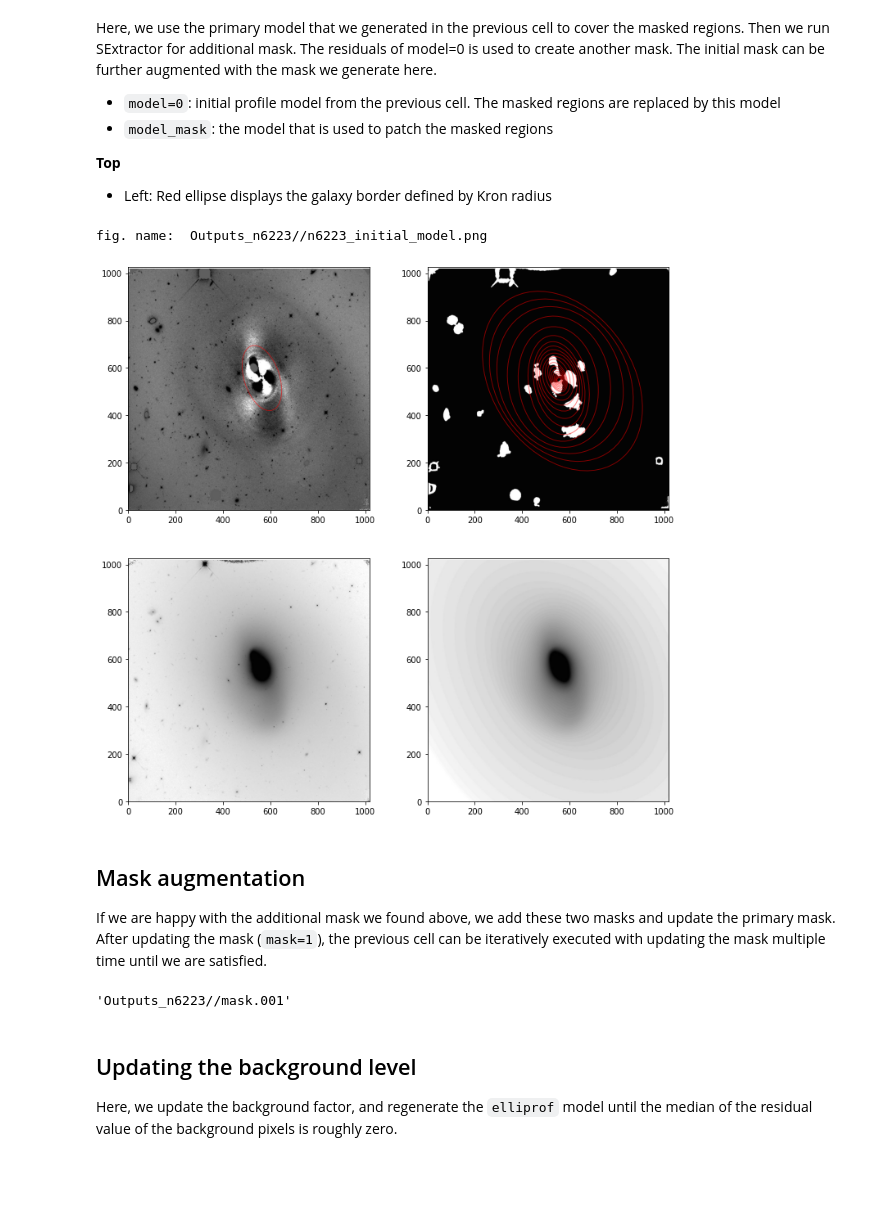
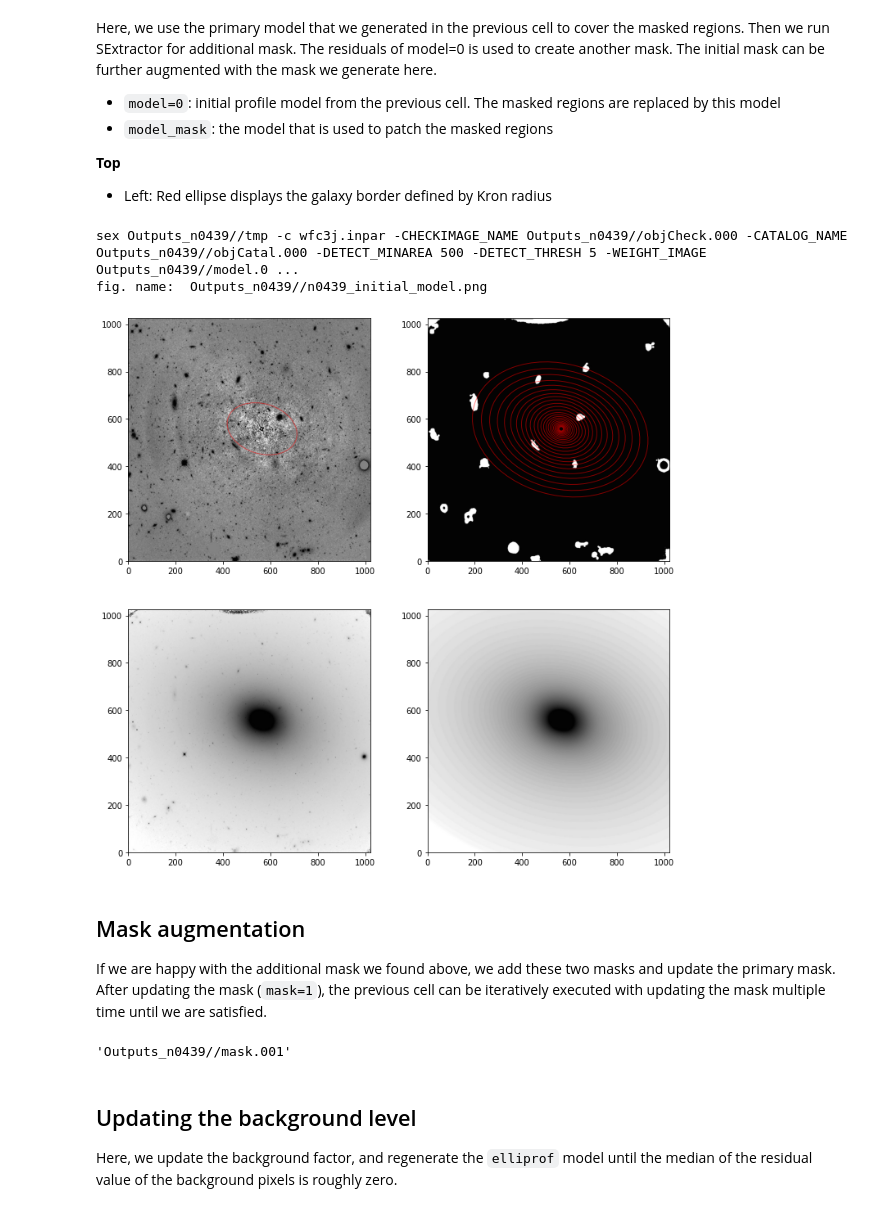
Before and after one commit to ekourkchi/old-SBF, a Jupyter notebook: User_Interface.ipynb, the cells around one changed output. Cells and saved outputs as stored; diff of their text form; code cells hidden in the pictures; blank space fills up the shorter version.

```diff
--- a/User_Interface.ipynb
+++ b/User_Interface.ipynb
@@ -112,7 +112,7 @@ inFolder = '/media/Data/Home/PanStarrs/Jan/HI/augment/SBF/wfc3-16262/'
 # %%
 # obj = ellOBJ("n0679")
 # obj = ellOBJ("u12517")
-# obj = ellOBJ("n0439")
+obj = ellOBJ("n0439")
 
 
 # obj = ellOBJ("n3308", inFolder=inFolder)
@@ -149,7 +149,7 @@ inFolder = '/media/Data/Home/PanStarrs/Jan/HI/augment/SBF/wfc3-16262/'
 
 # obj = ellOBJ("n6768", inFolder=inFolder)
 
-obj = ellOBJ("n6223", inFolder=inFolder)
+# obj = ellOBJ("n6223", inFolder=inFolder)
 # %%
 obj.sky_med, obj.x0, obj.y0
 # %% [output]
@@ -265,9 +274,9 @@ Then we run SExtractor for additional mask. The residuals of model=0 is used to
 - Left: Red ellipse displays the galaxy border defined by Kron radius
 # %%
 r0 = 9   # pixels
-c_kron = 4
+c_kron = 3
 r1 = obj.outerR(c_kron)   # *kron_radius
-k = 20
+k = 15
 nr = int(np.round(r1/k))
 sky_factor = 0.75    # always less than one
 
@@ -275,36 +284,37 @@ options = 'COS3X=-1'
 # options = ''
 
 ## using mask=1  --> primary mask
 ## generate model = 0
 ## uses model_mask for the masked regions
 obj.elliprof(r0, r1, nr=nr, sky=obj.sky_med*sky_factor, niter=10, mask=1, model_mask=0, options=options)
 
 # using residuals of model 0 --> mask 2
-obj.objSEextract(model=0, smooth=4, minArea=500, thresh=5, mask=2)
+obj.objSExtract(model=0, smooth=4, minArea=500, thresh=5, mask=2)
 
 # plotting model 0
 fig, ax = plt.subplots(2, 2, figsize=(12,12))
 
 obj.tv_resid(model=0, ax = ax[0][0], options='sqrt')
 Ell = ((obj.x0, obj.y0), 1.*obj.a, 1.*obj.b, obj.angle)
 e = patches.Ellipse(Ell[0], width=2*Ell[1], height=2*Ell[2], angle=Ell[3],
                     alpha=0.5, linewidth=1, edgecolor='r', facecolor='none')
 ax[0][0].add_patch(e)
 
 obj.tv_mask(mask=2, ax = ax[0][1])
 obj.plot_ellipse(model=0, ax=ax[0][1], alpha=0.5, linewidth=1, edgecolor='r', facecolor='none')
 
 
 obj.tv(ax = ax[1][0], options='sqrt')
 obj.tv_model(model=0, ax=ax[1,1], options='sqrt')
 
 
 pngName = obj.objRoot+'/'+obj.name+'_initial_model.png'
 plt.savefig(pngName)
 print("fig. name: ", pngName)
 # %% [output]
-fig. name:  Outputs_n6223//n6223_initial_model.png
+sex Outputs_n0439//tmp -c wfc3j.inpar -CHECKIMAGE_NAME Outputs_n0439//objCheck.000 -CATALOG_NAME  Outputs_n0439//objCatal.000 -DETECT_MINAREA 500 -DETECT_THRESH 5 -WEIGHT_IMAGE  Outputs_n0439//model.0 ...
+fig. name:  Outputs_n0439//n0439_initial_model.png
-[figure, old version]
+[figure, new version]
 # %% [markdown]
 ## Mask augmentation
 
@@ -314,7 +324,7 @@ After updating the mask (`mask=1`), the previous cell can be iteratively execute
 # combining mask1 and mask2 ----> mask1
 obj.addMasks(maskList=[1,2], mask=1)
 # %% [output]
-'Outputs_n6223//mask.001'
+'Outputs_n0439//mask.001'
 # %% [markdown]
 ## Updating the background level
 
```
Also changed, not shown: parts of 30 cells of this notebook, 1 other file.
